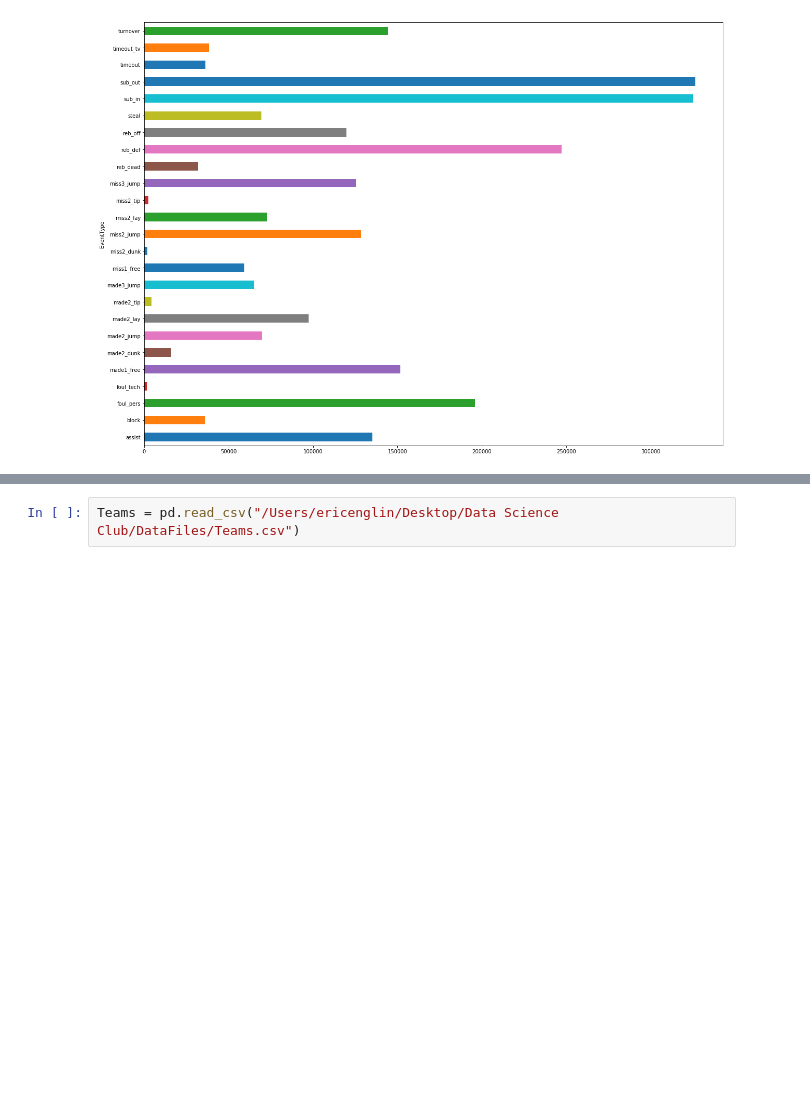
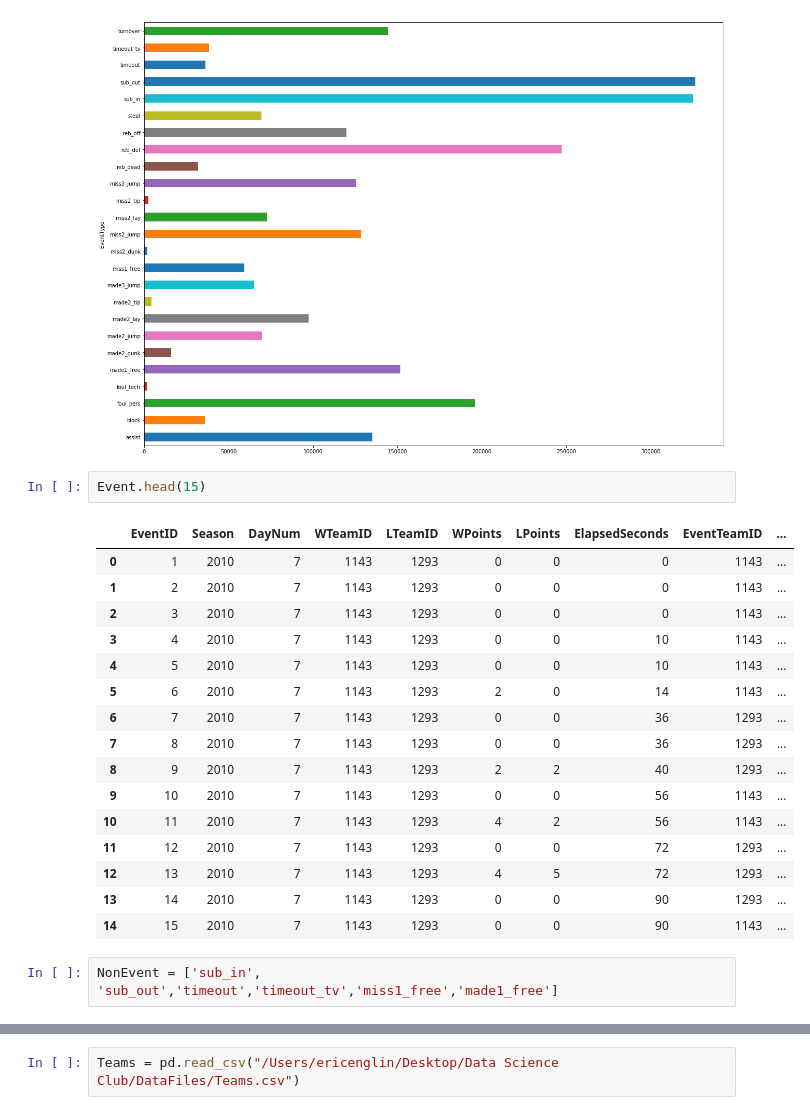
Before and after one commit to hksdatascience/projects, a Jupyter notebook: March Madness 2019/Exploratory Data Analysis.ipynb, the cells around one changed output, grey strips where cells are left out. Drawn from its saved outputs; the diff is of its cells as text; blank space fills up the shorter version.

```diff
--- a/March Madness 2019/Exploratory Data Analysis.ipynb
+++ b/March Madness 2019/Exploratory Data Analysis.ipynb
@@ -32,3 +39,24 @@ Event.groupby("EventType").size().plot(kind='barh')
 # %% [output]
 <matplotlib.axes._subplots.AxesSubplot at 0x...>
 [figure]
+# %%
+Event.head(15)
+# %% [output]
+|  | EventID | Season | DayNum | WTeamID | LTeamID | WPoints | LPoints | ElapsedSeconds | EventTeamID | ... |
+| 0 | 1 | 2010 | 7 | 1143 | 1293 | 0 | 0 | 0 | 1143 | ... |
+| 1 | 2 | 2010 | 7 | 1143 | 1293 | 0 | 0 | 0 | 1143 | ... |
+| 2 | 3 | 2010 | 7 | 1143 | 1293 | 0 | 0 | 0 | 1143 | ... |
+| 3 | 4 | 2010 | 7 | 1143 | 1293 | 0 | 0 | 10 | 1143 | ... |
+| 4 | 5 | 2010 | 7 | 1143 | 1293 | 0 | 0 | 10 | 1143 | ... |
+| 5 | 6 | 2010 | 7 | 1143 | 1293 | 2 | 0 | 14 | 1143 | ... |
+| 6 | 7 | 2010 | 7 | 1143 | 1293 | 0 | 0 | 36 | 1293 | ... |
+| 7 | 8 | 2010 | 7 | 1143 | 1293 | 0 | 0 | 36 | 1293 | ... |
+| 8 | 9 | 2010 | 7 | 1143 | 1293 | 2 | 2 | 40 | 1293 | ... |
+| 9 | 10 | 2010 | 7 | 1143 | 1293 | 0 | 0 | 56 | 1143 | ... |
+| 10 | 11 | 2010 | 7 | 1143 | 1293 | 4 | 2 | 56 | 1143 | ... |
+| 11 | 12 | 2010 | 7 | 1143 | 1293 | 0 | 0 | 72 | 1293 | ... |
+| 12 | 13 | 2010 | 7 | 1143 | 1293 | 4 | 5 | 72 | 1293 | ... |
+| 13 | 14 | 2010 | 7 | 1143 | 1293 | 0 | 0 | 90 | 1293 | ... |
+| 14 | 15 | 2010 | 7 | 1143 | 1293 | 0 | 0 | 90 | 1143 | ... |
+# %%
+NonEvent = ['sub_in', 'sub_out','timeout','timeout_tv','miss1_free','made1_free']
```
Also changed, not shown: parts of 10 cells of this notebook, 1 other file.
